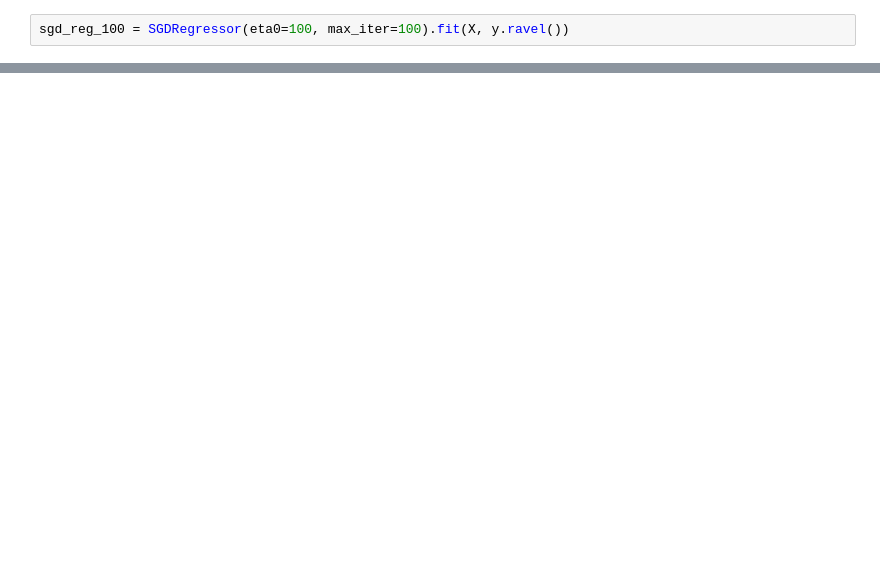
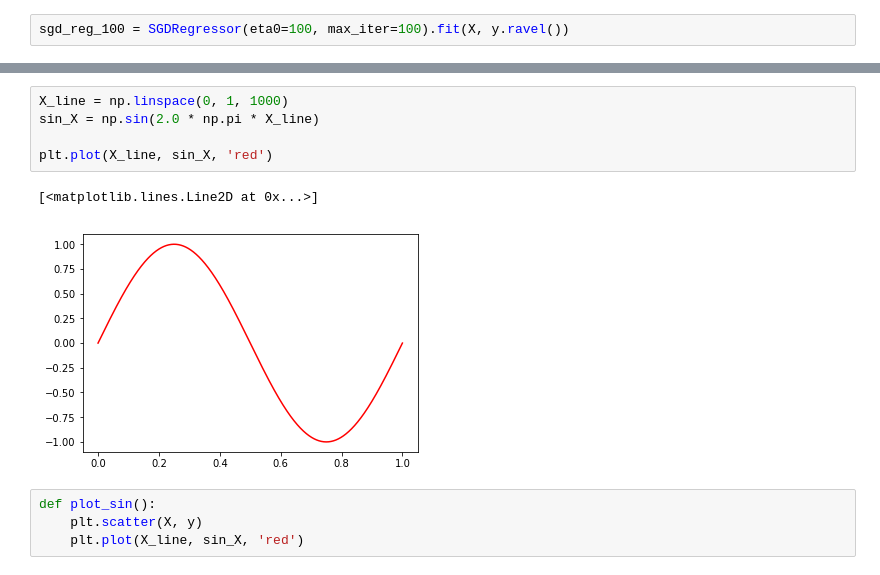
Before and after one commit to bonochof/sklearn-exercise, a Jupyter notebook: 02-LinearRegression.ipynb, the cells around one changed output, grey strips where cells are left out. Drawn from its saved outputs; the diff is of its cells as text; blank space fills up the shorter version.

```diff
--- a/02-LinearRegression.ipynb
+++ b/02-LinearRegression.ipynb
@@ -84,0 +95,12 @@ plt.scatter(X, y)
+# %%
+X_line = np.linspace(0, 1, 1000)
+sin_X = np.sin(2.0 * np.pi * X_line)
+
+plt.plot(X_line, sin_X, 'red')
+# %% [output]
+[<matplotlib.lines.Line2D at 0x...>]
+[figure, added]
+# %%
+def plot_sin():
+    plt.scatter(X, y)
+    plt.plot(X_line, sin_X, 'red')
```
Also changed, not shown: parts of 48 cells of this notebook.
